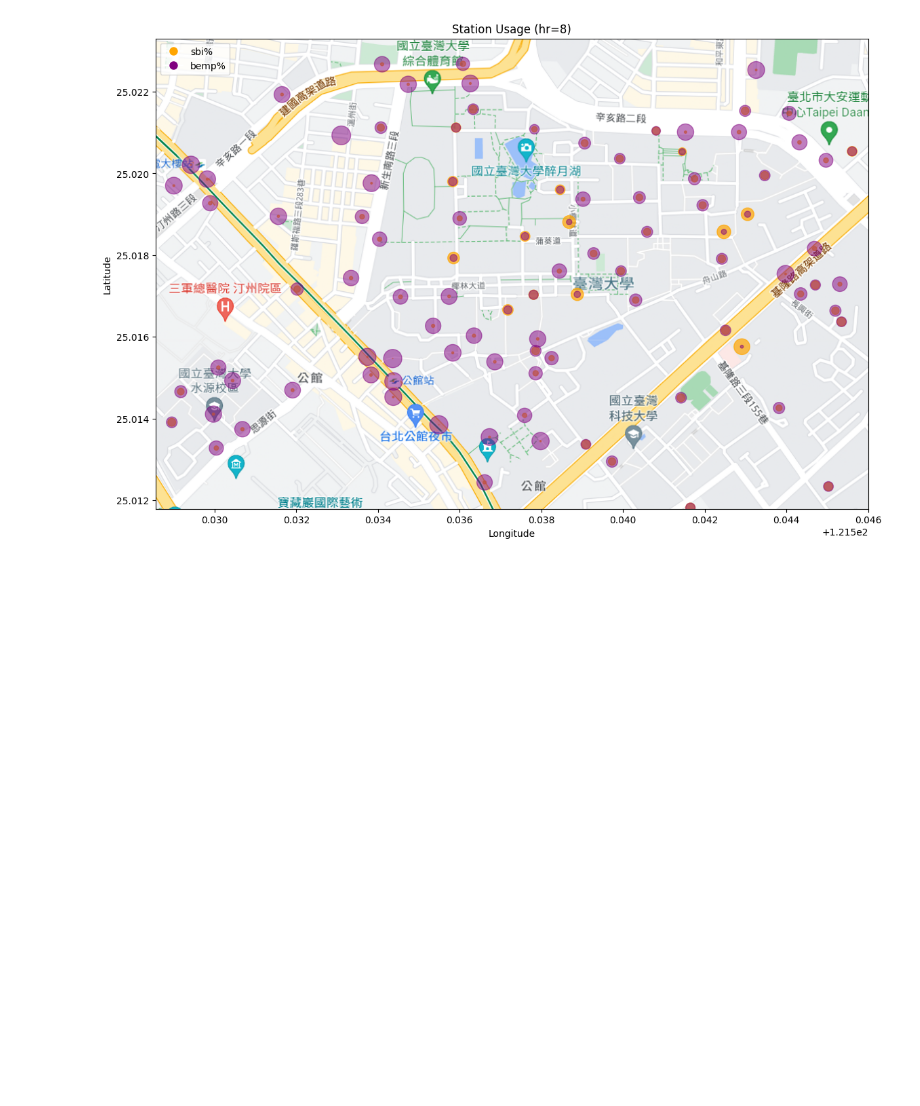
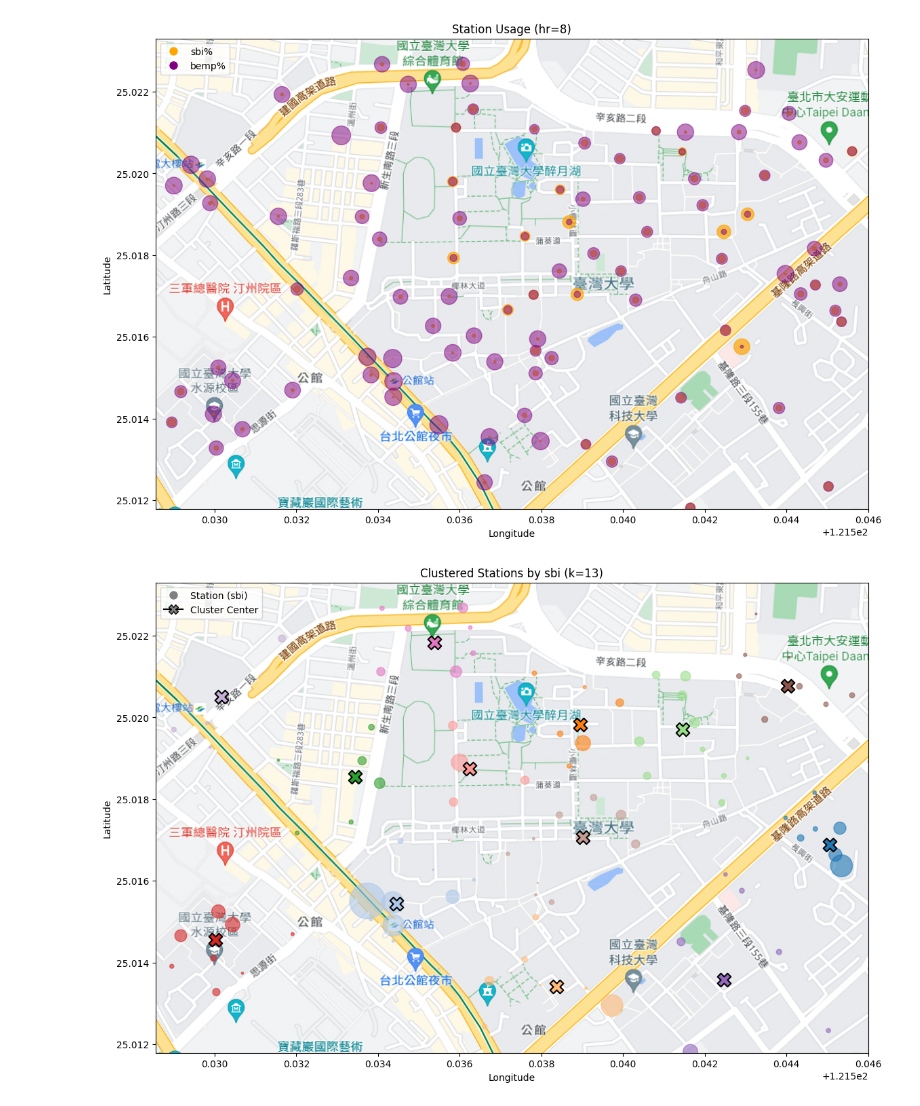
Before and after one commit to Joshua0209/youbike_analysis, a Jupyter notebook: main.ipynb, the cells around one changed output. Saved outputs shown, nothing was run; the diff lists cells and outputs as text; code cells hidden in the pictures; blank space fills up the shorter version.

Commit message:
kmeans

```diff
--- a/main.ipynb
+++ b/main.ipynb
@@ -243,3 +230,61 @@ plot_distribution(8)
 #     8, min=HOURMIN, max=HOURMAX, step=1));
 # %% [output]
 [figure]
+# %%
+def plot_distribution_with_kmeans(k=10):
+    # Filter and prepare data
+    df_temp = df.groupby(['sno']).mean().reset_index()[['sno', 'sbi']]
+    df_temp = pd.merge(df_temp, demo, on='sno', how='inner')
+
+    # Coordinates and weights
+    coords = df_temp[['lng', 'lat']].values
+    weights = df_temp['sbi'].values
+
+    # Apply KMeans with sample weights
+    kmeans = KMeans(n_clusters=k, random_state=0)
+    df_temp['cluster'] = kmeans.fit_predict(coords, sample_weight=weights)
+    centers = kmeans.cluster_centers_
+
+    # Setup plot
+    fig, ax = plt.subplots(figsize=(16, 9))
+    xmin, xmax = 121.52855, 121.546
+    ymin, ymax = 25.011792, 25.023299
+    ax.imshow(img, extent=[xmin, xmax, ymin, ymax])
+
+    # Assign colors to clusters
+    colormap = plt.colormaps.get_cmap('tab20')
+    # .resampled(k)
+    colors = colormap(df_temp['cluster'])
+
+    # Plot stations with cluster-based color
+    scale = 1
+    sizes_sbi = (scale * df_temp['sbi'])**2
+    ax.scatter(df_temp['lng'], df_temp['lat'], s=sizes_sbi,
+               c=colors, alpha=0.6, label='sbi')
+
+    # Plot cluster centers with same color as their group
+    for cluster_id in range(k):
+        center = centers[cluster_id]
+        ax.scatter(center[0], center[1], c=[colormap(cluster_id)], marker='X',
+                   s=200, edgecolors='black', linewidths=1.5)
+
+    # Labels and legend
+    ax.set_xlabel('Longitude')
+    ax.set_ylabel('Latitude')
+    ax.set_title(f'Clustered Stations by sbi (k={k})')
+
+    # Custom legend (optional)
+    legend_elements = [
+        Line2D([0], [0], marker='o', color='w', label='Station (sbi)',
+               markerfacecolor='gray', markersize=10, alpha=1),
+        Line2D([0], [0], marker='X', color='black',
+               label='Cluster Center', markerfacecolor='gray', markersize=10),
+    ]
+    ax.legend(handles=legend_elements, loc='upper left')
+    plt.savefig(f"outputs/cluster_{k}.jpg", bbox_inches='tight')
+    plt.show()
+
+
+plot_distribution_with_kmeans(13)
+# %% [output]
+[figure, added]
```
Also changed, not shown: parts of 3 cells of this notebook, 1 other file.
